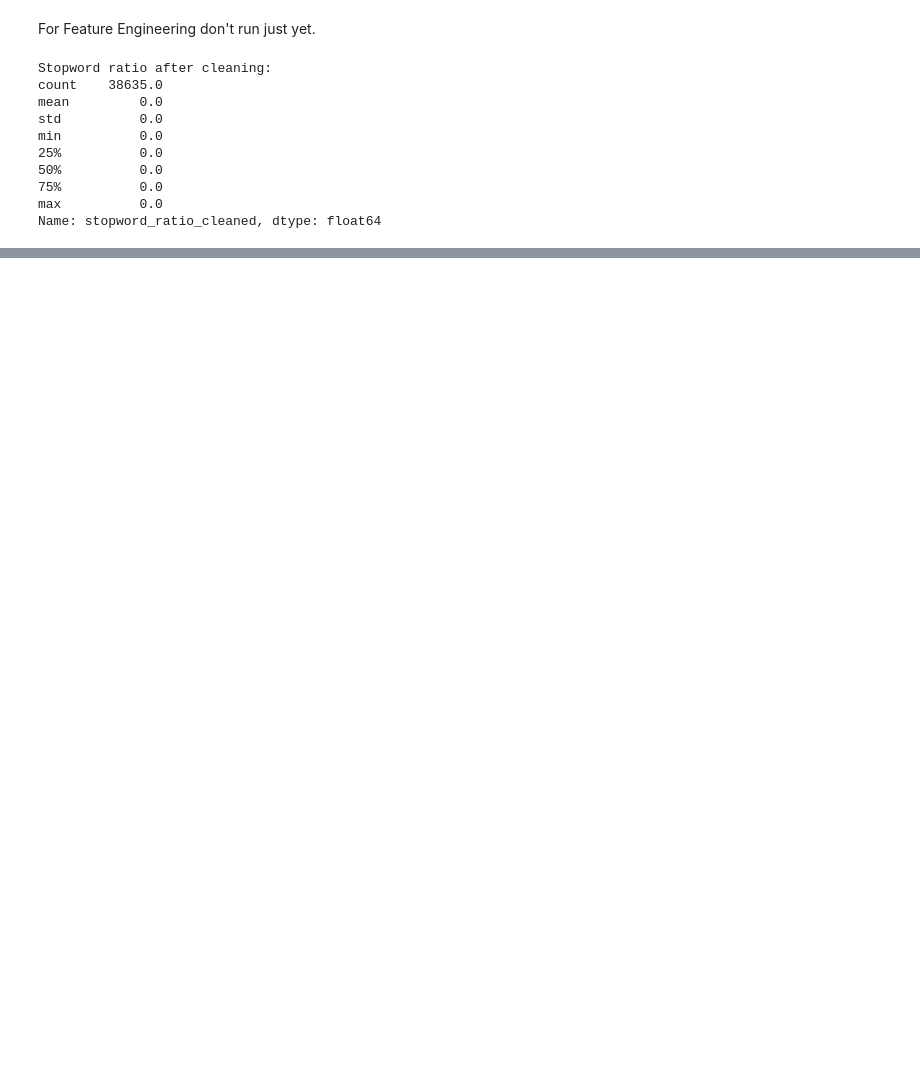
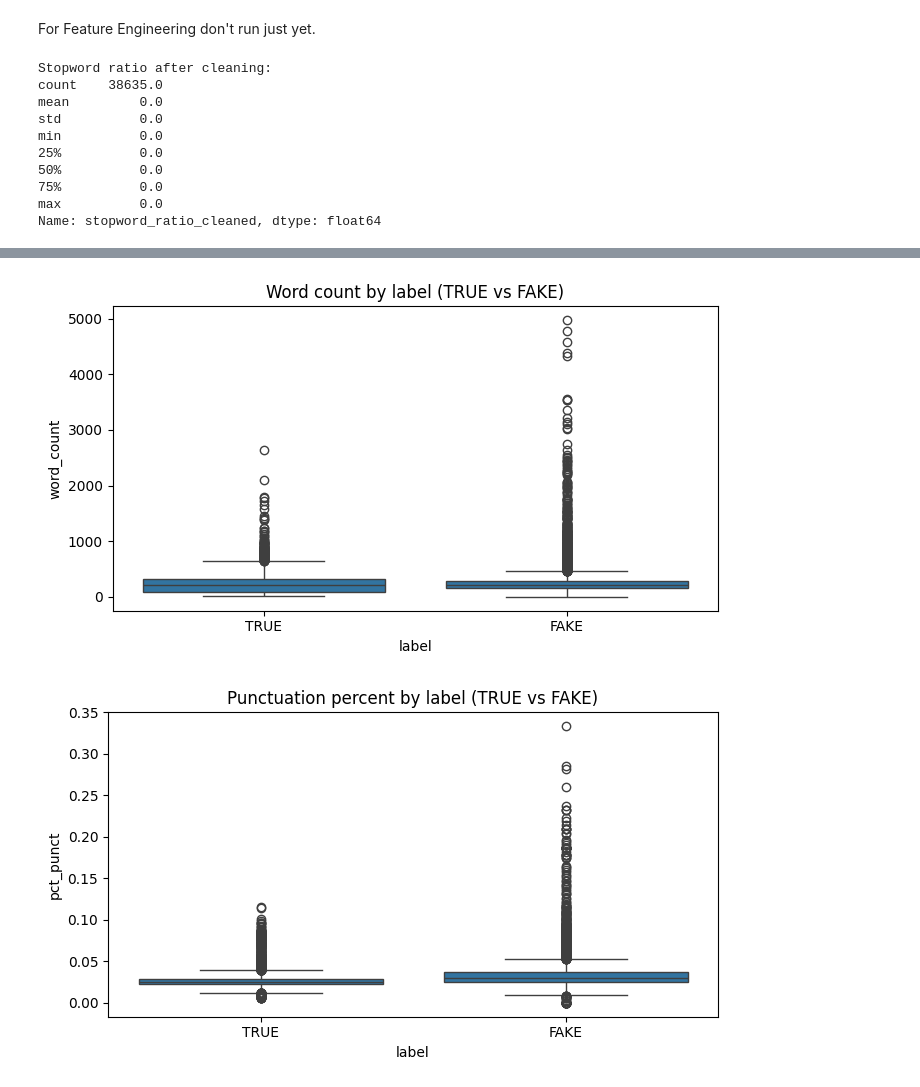
Before and after one commit to Accenture-1a-BTT/accenture-1a-team-project, a Jupyter notebook: Copy_of_FakeNews_Accenture.ipynb, the cells around one changed output, grey strips where cells are left out. Cells and saved outputs as stored; diff of their text form; code cells hidden in the pictures; blank space fills up the shorter version.

```diff
--- a/Copy_of_FakeNews_Accenture.ipynb
+++ b/Copy_of_FakeNews_Accenture.ipynb
@@ -1419,0 +1549,15 @@ Name: stopword_ratio_cleaned, dtype: float64
+# %%
+plt.figure(figsize=(7, 4))
+sns.boxplot(x="label", y="word_count", data=df_feat)
+plt.title("Word count by label (TRUE vs FAKE)")
+plt.tight_layout()
+plt.show()
+
+plt.figure(figsize=(7, 4))
+sns.boxplot(x="label", y="pct_punct", data=df_feat)
+plt.title("Punctuation percent by label (TRUE vs FAKE)")
+plt.tight_layout()
+plt.show()
+# %% [output]
+[figure, added]
+[figure, added]
```
Also changed, not shown: parts of 52 cells of this notebook.
